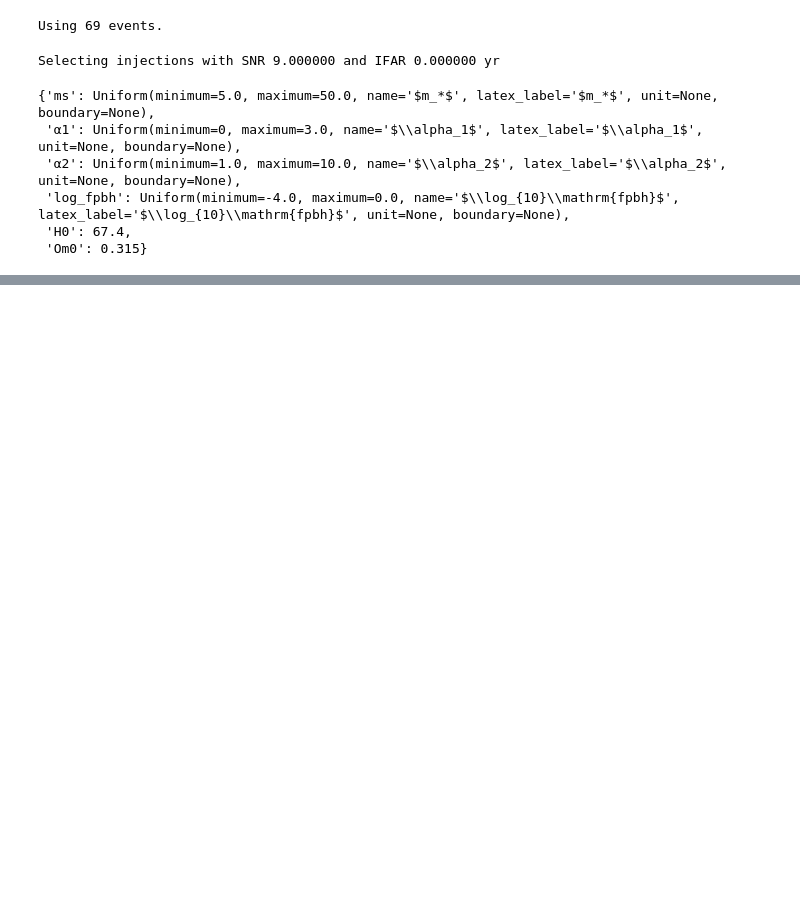
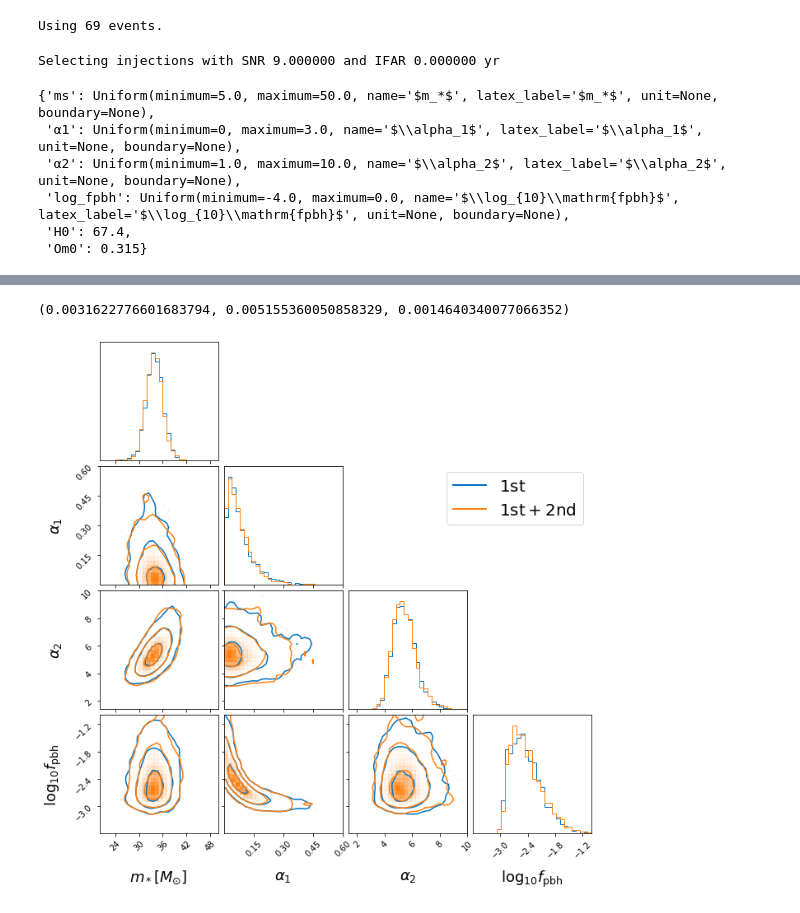
Before and after one commit to zuchengchen/merger_history_GWTC3, a Jupyter notebook: code/GWTC3_bpower_1st.ipynb, the cells around one changed output, grey strips where cells are left out. Cells and saved outputs as stored; diff of their text form; code cells hidden in the pictures; blank space fills up the shorter version.

```diff
--- a/code/GWTC3_bpower_1st.ipynb
+++ b/code/GWTC3_bpower_1st.ipynb
@@ -89,0 +90,71 @@ Using the parallel mode with 2000 samples
+# %%
+10**(-2.5), 10**(-2.5+0.42) - 10**(-2.5), 10**(-2.5)-10**(-2.5-0.27)
+# %% [output]
+(0.0031622776601683794, 0.005155360050858329, 0.0014640340077066352)
+# %%
+import matplotlib.lines as mlines
+
+outdir1 = "./results/H0_GWTC-3_PBH-bpower-1st_flatLCDM_final/"
+outdir2 = "./results/H0_GWTC-3_PBH-bpower-1st_flatLCDM_final2/"
+
+posteriors1 = np.loadtxt(f"{outdir1}/dynesty_samples.dat", skiprows=1)
+posteriors2 = np.loadtxt(f"{outdir2}/dynesty_samples.dat", skiprows=1)
+# %%
+range=((20, 50), (0, 0.6), (1.4, 10), (-3.6, -1))
+
+fig = corner.corner(
+    posteriors1,
+    bins=30,
+    smooth=0.9,
+    color="#0072C1",
+    labels=[
+        r"$m_*[M_{\odot}]$",
+        r"$\alpha_1$",
+        r"$\alpha_2$",
+        r"$\log_{10}f_\mathrm{pbh}$",
+    ],
+    levels=(1 - np.exp(-0.5), 1 - np.exp(-2), 1 - np.exp(-9 / 2.0)),
+    plot_density=True,
+    plot_datapoints=True,
+    fill_contours=False,
+    show_titles=False,
+    title_kwargs={"fontsize": 18},
+    label_kwargs=dict(fontsize=18),
+    range=range,
+)
+
+corner.corner(
+    posteriors2,
+    bins=30,
+    smooth=0.9,
+    color="#FF7F0E",
+    labels=[
+        r"$m_*[M_{\odot}]$",
+        r"$\alpha_1$",
+        r"$\alpha_2$",
+        r"$\log_{10}f_\mathrm{pbh}$",
+    ],
+    levels=(1 - np.exp(-0.5), 1 - np.exp(-2), 1 - np.exp(-9 / 2.0)),
+    plot_density=True,
+    plot_datapoints=True,
+    fill_contours=False,
+    show_titles=False,
+    title_kwargs={"fontsize": 18},
+    label_kwargs=dict(fontsize=18),
+    range=range,
+    fig=fig,
+    weights=np.ones(len(posteriors2)) * len(posteriors1) / len(posteriors2),
+)
+
+blue_line = mlines.Line2D([], [], color="#0072C1", lw=2, label=r"$\rm{1st}$")
+orange_line = mlines.Line2D([], [], color="#FF7F0E", lw=2, label=r"$\rm{1st+2nd}$")
+plt.legend(
+    handles=[blue_line, orange_line],
+    bbox_to_anchor=(1, 3.12),
+    loc="upper right",
+    fontsize=20,
+)  # prop={'size': 8})
+plt.savefig("../latex/post-bpower.pdf")
+plt.show()
+# %% [output]
+[figure, added]
```
Also changed, not shown: parts of 2 cells of this notebook, 10 other files.
